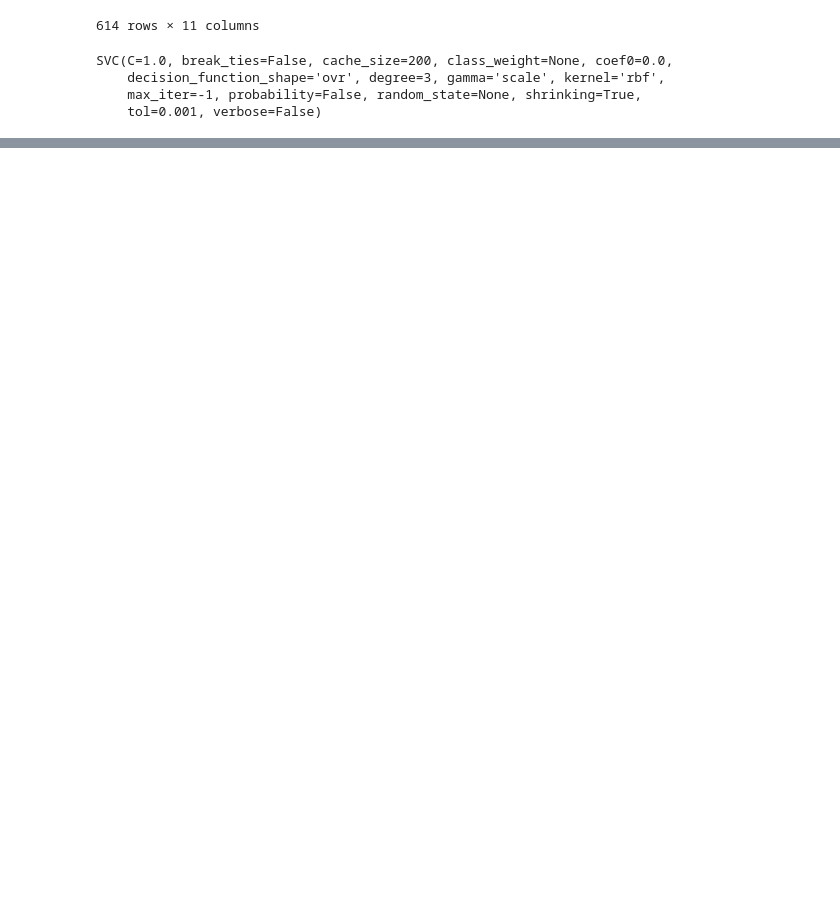
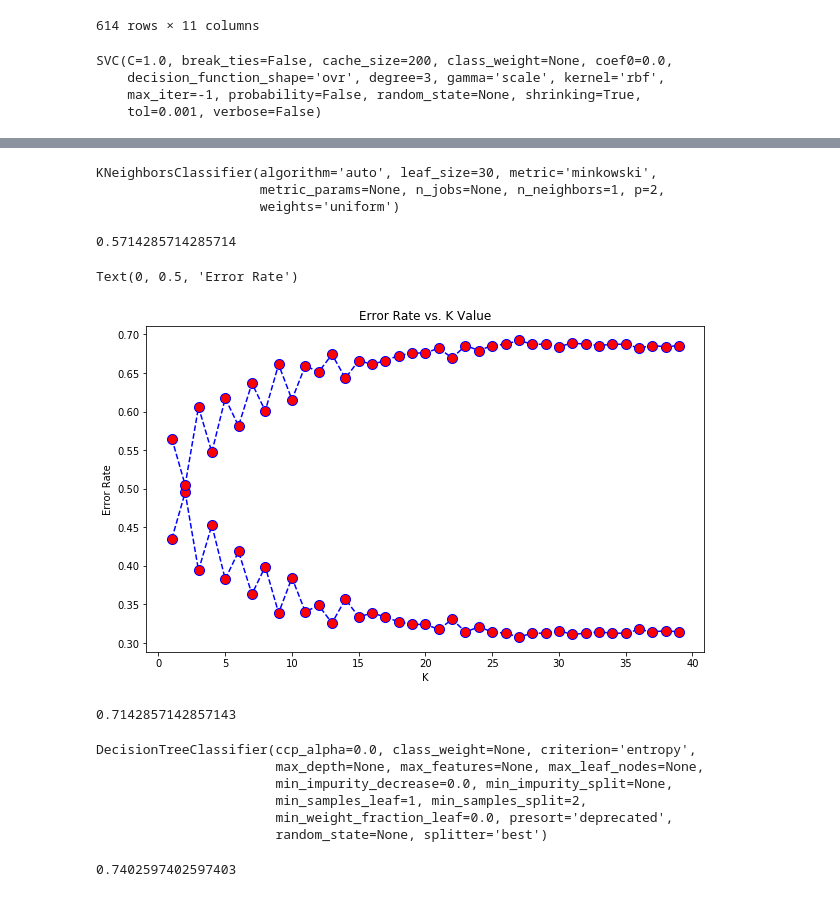
Before and after one commit to hunainadhi/Machine-Learning-Mentorship, a Jupyter notebook: Assignment2.ipynb, the cells around one changed output, grey strips where cells are left out. Saved outputs shown, nothing was run; the diff lists cells and outputs as text; code cells hidden in the pictures; blank space fills up the shorter version.

```diff
--- a/Assignment2.ipynb
+++ b/Assignment2.ipynb
@@ -96,0 +148,13 @@ model.score(X_test,y_test)
+# %%
+from sklearn.neighbors import KNeighborsClassifier
+knn = KNeighborsClassifier(n_neighbors=1)
+# %%
+knn.fit(X_train,y_train)
+# %% [output]
+KNeighborsClassifier(algorithm='auto', leaf_size=30, metric='minkowski',
+                     metric_params=None, n_jobs=None, n_neighbors=1, p=2,
+                     weights='uniform')
+# %%
+knn.score(X_test,y_test)
+# %% [output]
+0.5714285714285714
@@ -96,0 +164,36 @@ model.score(X_test,y_test)
+# %%
+accuracy_rate = []
+
+for i in range(1,40):
+
+    knn = KNeighborsClassifier(n_neighbors=i)
+    score=cross_val_score(knn,X,df['Loan_Status_1'],cv=10)
+    accuracy_rate.append(score.mean())
+# %%
+error_rate = []
+
+for i in range(1,40):
+
+    knn = KNeighborsClassifier(n_neighbors=i)
+    score=cross_val_score(knn,X,df['Loan_Status_1'],cv=10)
+    error_rate.append(1-score.mean())
+# %%
+import matplotlib.pyplot as plt
+%matplotlib inline
+plt.figure(figsize=(10,6))
+plt.plot(range(1,40),error_rate,color='blue', linestyle='dashed', marker='o',
+        markerfacecolor='red', markersize=10)
+plt.plot(range(1,40),accuracy_rate,color='blue', linestyle='dashed', marker='o',
+        markerfacecolor='red', markersize=10)
+plt.title('Error Rate vs. K Value')
+plt.xlabel('K')
+plt.ylabel('Error Rate')
+# %% [output]
+Text(0, 0.5, 'Error Rate')
+[figure, added]
+# %%
+knn = KNeighborsClassifier(n_neighbors=25)
+knn.fit(X_train,y_train)
+knn.score(X_test,y_test)
+# %% [output]
+0.7142857142857143
@@ -96,0 +203,13 @@ model.score(X_test,y_test)
+# %%
+model.fit(X_train,y_train)
+# %% [output]
+DecisionTreeClassifier(ccp_alpha=0.0, class_weight=None, criterion='entropy',
+                       max_depth=None, max_features=None, max_leaf_nodes=None,
+                       min_impurity_decrease=0.0, min_impurity_split=None,
+                       min_samples_leaf=1, min_samples_split=2,
+                       min_weight_fraction_leaf=0.0, presort='deprecated',
+                       random_state=None, splitter='best')
+# %%
+model.score(X_test,y_test)
+# %% [output]
+0.7402597402597403
```
Also changed, not shown: parts of 12 cells of this notebook.
